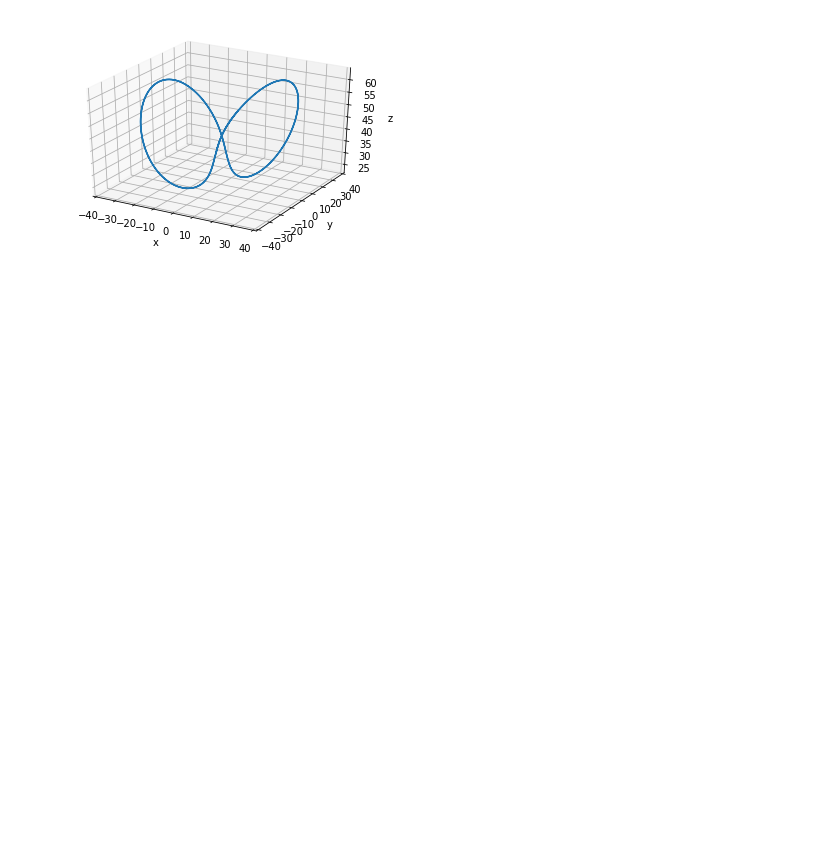
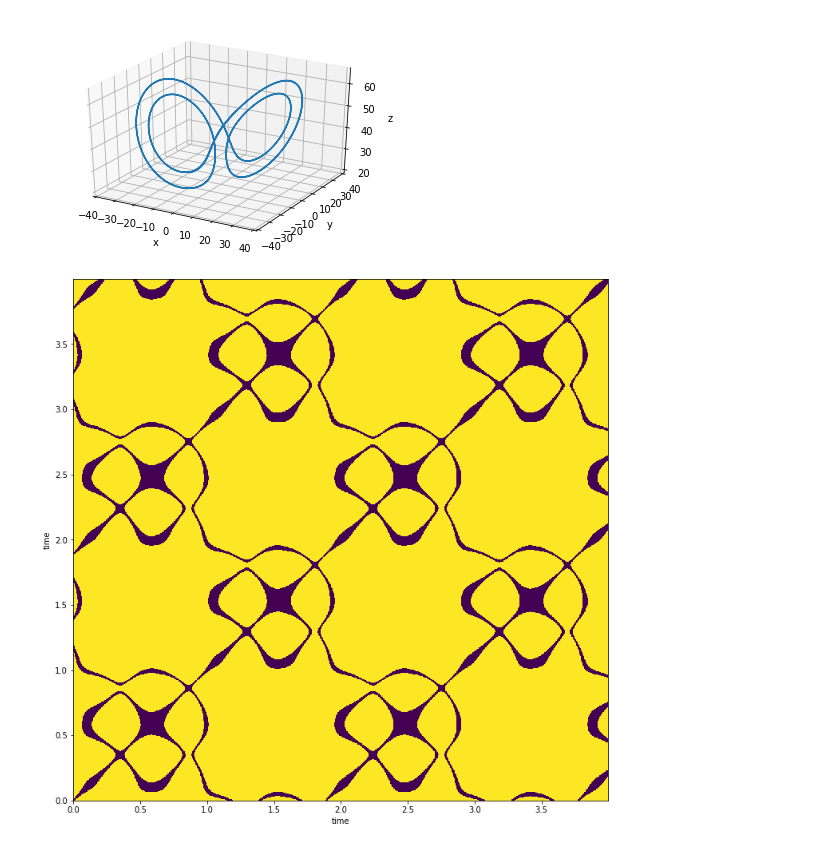
Before and after one commit to WyLyu/UPOsHam, a Jupyter notebook: RecurrencePlot.ipynb, the cells around one changed output. Cells and saved outputs as stored; diff of their text form; code cells hidden in the pictures; blank space fills up the shorter version.

```diff
--- a/RecurrencePlot.ipynb
+++ b/RecurrencePlot.ipynb
@@ -1,28 +56,50 @@
 # %%
 sigma = 16.0
 rho = 45.0
 beta = 4.0
-state0 = [10.0, -2.34199, 53.8658]
-t = np.arange(0.0, 2.0, 0.001)
+state0 = [10.0, -4.08038, 55.2704]
+t = np.arange(0.0, 4.0, 0.004)
 
 def Lorenz(fun,t):
     x,y,z=fun
     derivative=[sigma * (y - x), x * (rho - z) - y, x * y - beta * z]
     return derivative
 
 
 states = odeint(Lorenz, state0, t)
 fig = plt.figure()
 ax = fig.gca(projection='3d')
 ax.plot(states[:,0], states[:,1], states[:,2])
 ax.set_xlabel('x')
 ax.set_ylabel('y')
 ax.set_zlabel('z')
 plt.xlim(-40,40)
 plt.ylim(-40,40)
 plt.show()
+
+t1=np.linspace(0.0, 4.0, 0.004)
+t2=np.linspace(0.0, 4.0, 0.004)
+T1,T2=np.meshgrid(t,t)
+Z=np.zeros((1000,1000))
+Z2=np.zeros((1000,1000))
+delta_h = 2
+delta_l = 0
+for i in range(999):
+    for j in range(999):
+            Z[i,j]=math.sqrt((states[:,0][i]-states[:,0][j])**2)
+            if Z[i,j] > delta_h or Z[i,j] < delta_l:
+                Z2[i,j] = 1
+            else:
+                Z2[i,j] = 0
+
+plt.figure(figsize=(12,12))
+plt.pcolormesh(T1,T2,Z2)
+plt.xlabel('time')
+plt.ylabel('time')
+plt.show()
 # %% [output]
-[figure, old version]
+[figure, new version]
+[figure, added]
 # %%
 sigma = 16.0
 rho = 45.0
```
Also changed, not shown: parts of 4 cells of this notebook.
